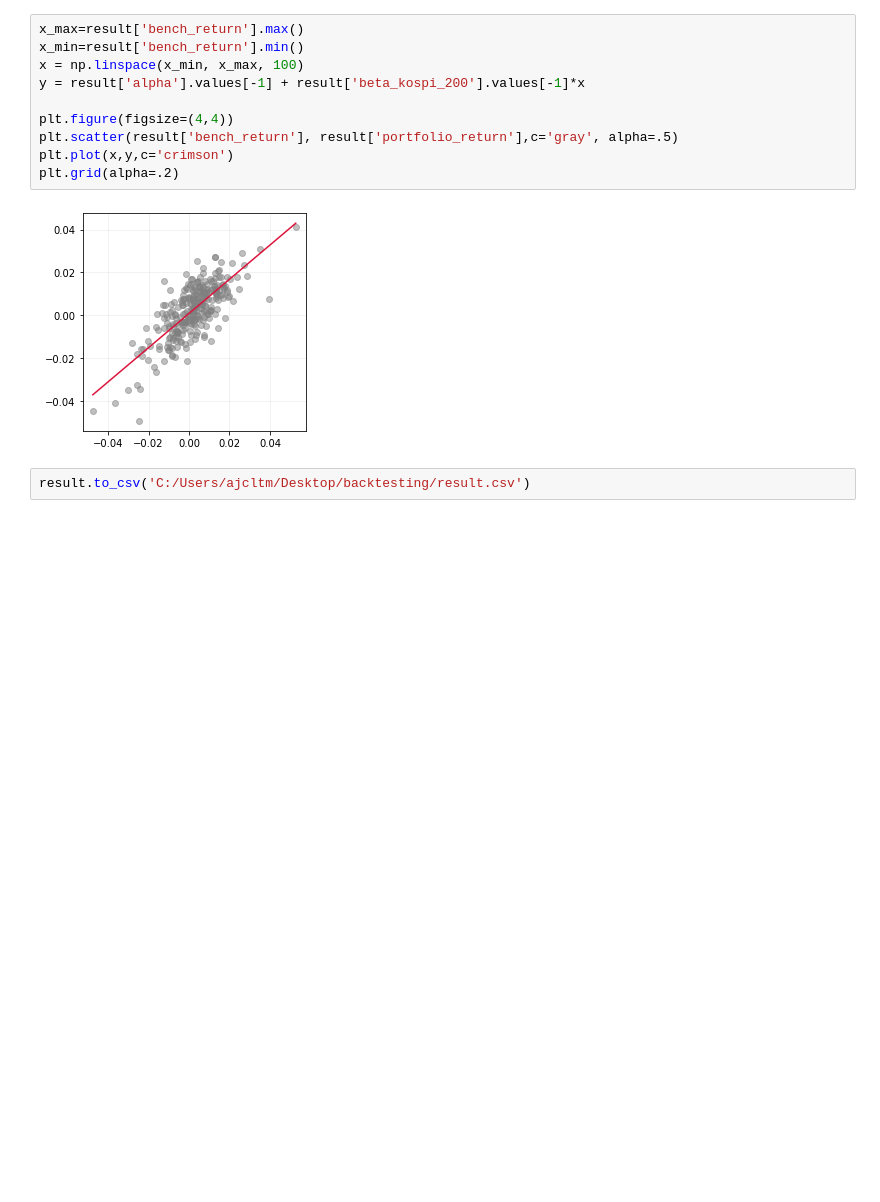
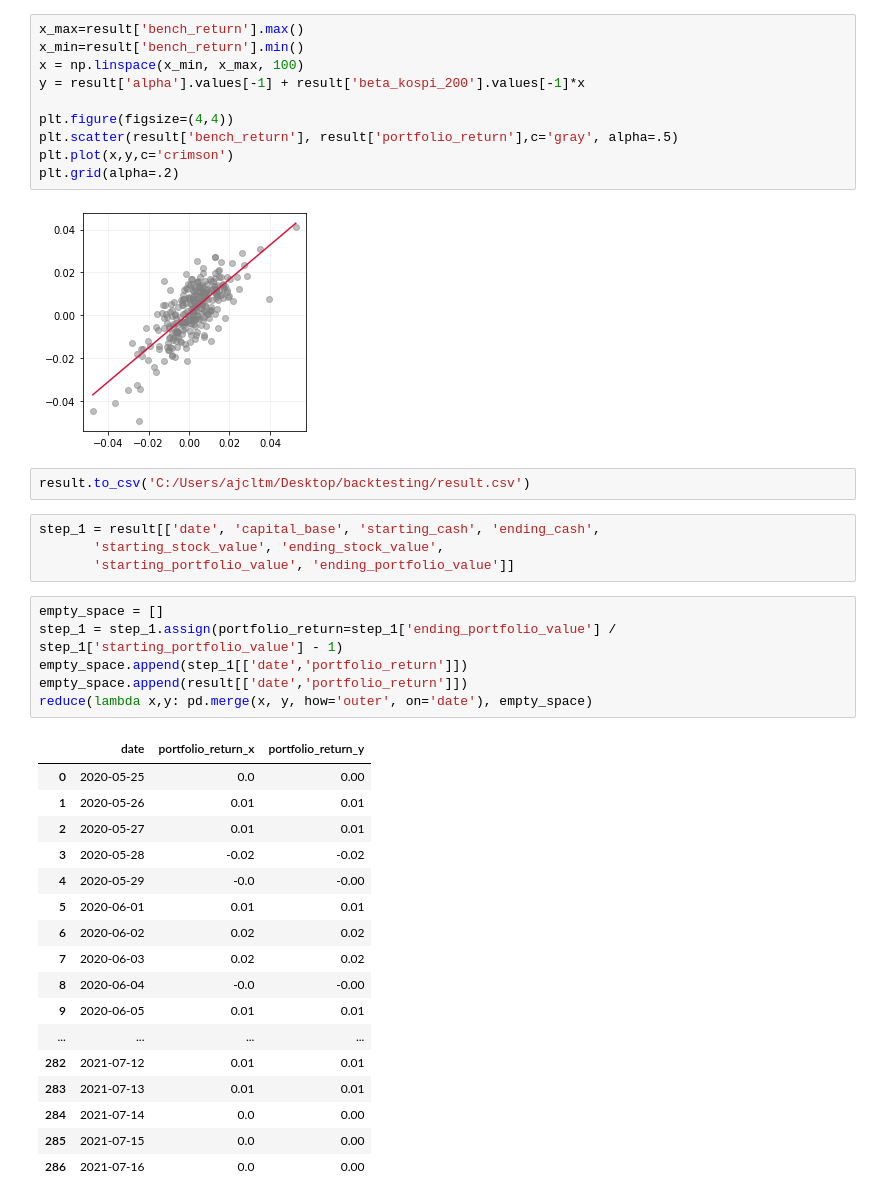
Before and after one commit to ajcltm/BackTesting, a Jupyter notebook: quality_value(7.18).ipynb, the cells around one changed output. Drawn from its saved outputs; the diff is of its cells as text; blank space fills up the shorter version.

```diff
--- a/quality_value(7.18).ipynb
+++ b/quality_value(7.18).ipynb
@@ -345,3 +269,31 @@ plt.grid(alpha=.2)
 [figure]
 # %%
 result.to_csv('C:/Users/ajcltm/Desktop/backtesting/result.csv')
+# %%
+step_1 = result[['date', 'capital_base', 'starting_cash', 'ending_cash',
+       'starting_stock_value', 'ending_stock_value',
+       'starting_portfolio_value', 'ending_portfolio_value']]
+# %%
+empty_space = []
+step_1 = step_1.assign(portfolio_return=step_1['ending_portfolio_value'] / step_1['starting_portfolio_value'] - 1)
+empty_space.append(step_1[['date','portfolio_return']])
+empty_space.append(result[['date','portfolio_return']])
+reduce(lambda x,y: pd.merge(x, y, how='outer', on='date'), empty_space)
+# %% [output]
+|  | date | portfolio_return_x | portfolio_return_y |
+| 0 | 2020-05-25 | 0.0 | 0.00 |
+| 1 | 2020-05-26 | 0.01 | 0.01 |
+| 2 | 2020-05-27 | 0.01 | 0.01 |
+| 3 | 2020-05-28 | -0.02 | -0.02 |
+| 4 | 2020-05-29 | -0.0 | -0.00 |
+| 5 | 2020-06-01 | 0.01 | 0.01 |
+| 6 | 2020-06-02 | 0.02 | 0.02 |
+| 7 | 2020-06-03 | 0.02 | 0.02 |
+| 8 | 2020-06-04 | -0.0 | -0.00 |
+| 9 | 2020-06-05 | 0.01 | 0.01 |
+| ... | ... | ... | ... |
+| 282 | 2021-07-12 | 0.01 | 0.01 |
+| 283 | 2021-07-13 | 0.01 | 0.01 |
+| 284 | 2021-07-14 | 0.0 | 0.00 |
+| 285 | 2021-07-15 | 0.0 | 0.00 |
+| 286 | 2021-07-16 | 0.0 | 0.00 |
```
Also changed, not shown: parts of 8 cells of this notebook.
